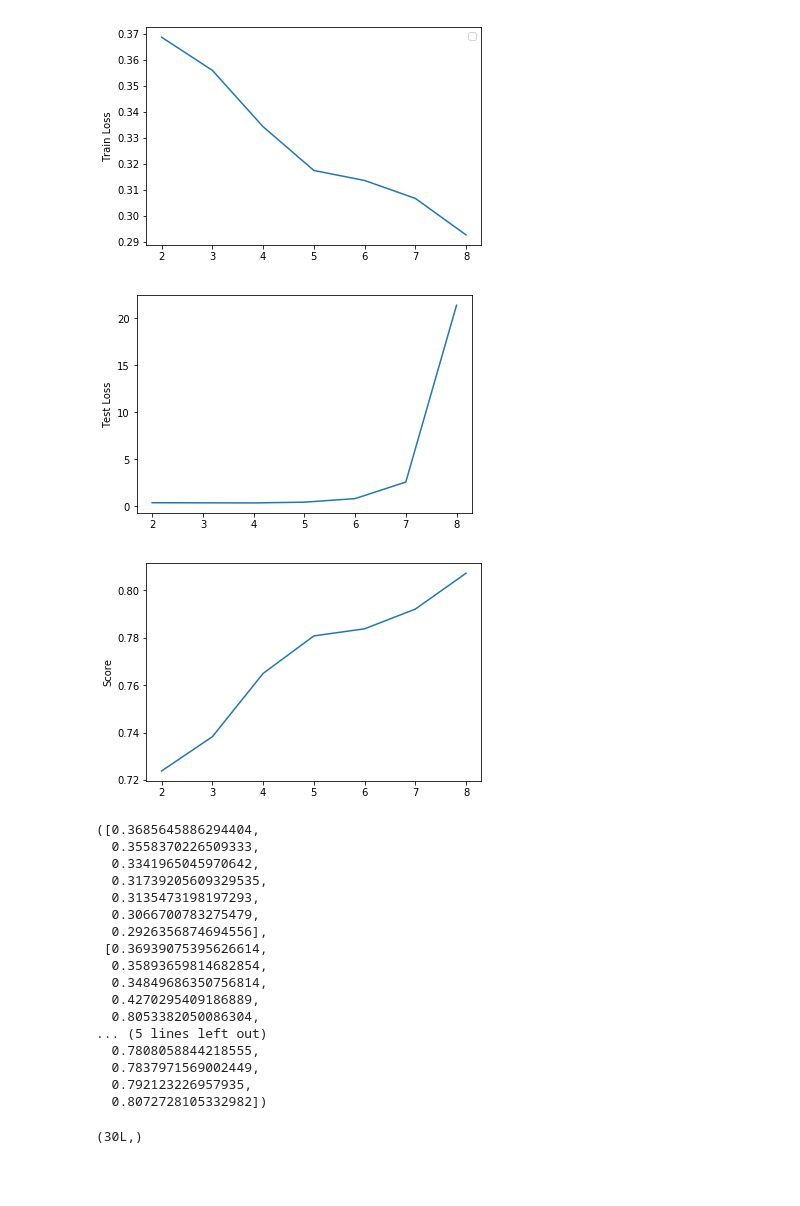
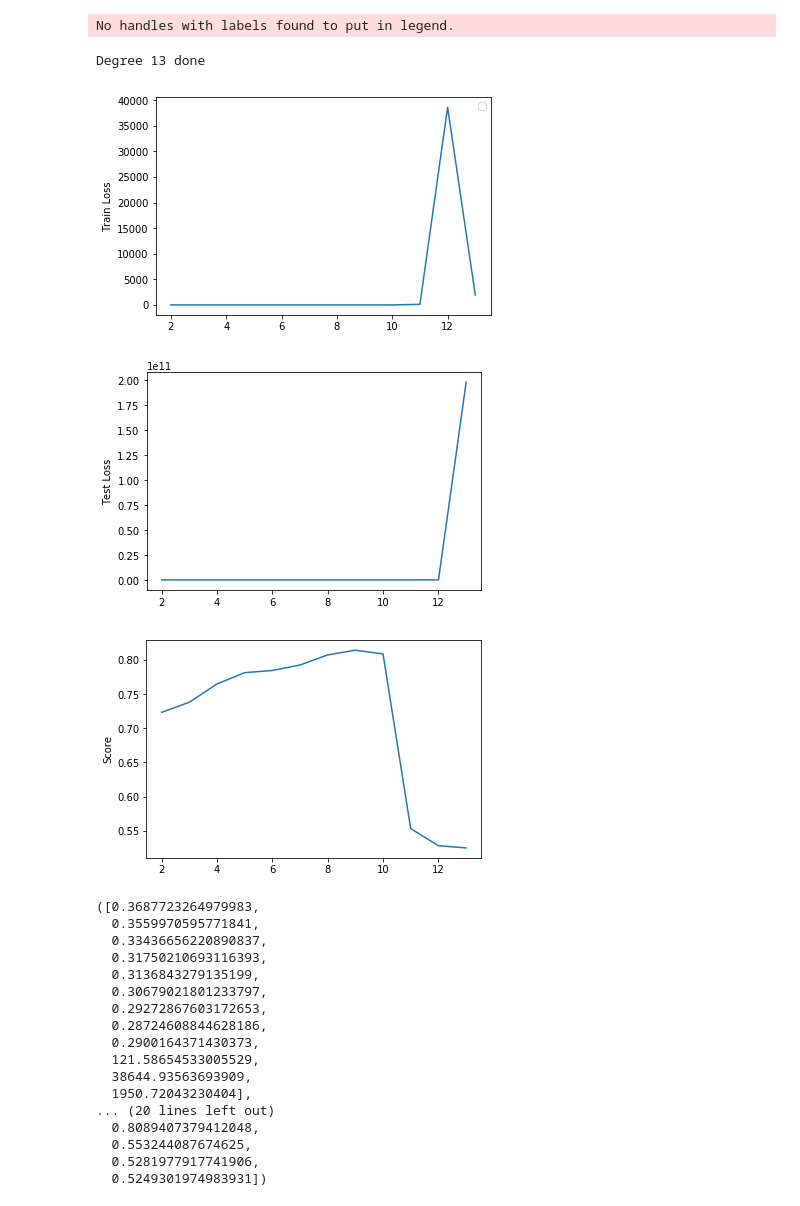
Before and after one commit to GTaf/ML_project_1, a Jupyter notebook: proj1.ipynb, the cells around one changed output. Saved outputs shown, nothing was run; the diff lists cells and outputs as text; code cells hidden in the pictures; blank space fills up the shorter version.

```diff
--- a/proj1.ipynb
+++ b/proj1.ipynb
@@ -29,0 +63,6 @@ input_data_inf1 = remove_useless_features(input_data_inf1)
+# %%
+yb, input_data, ids =  angle_features_processing("train.csv")
+
+yb_inf1, input_data_inf1, ids_inf1, yb_sup1, input_data_sup1, ids_sup1 = jet_num_split_alt(yb, input_data, ids)
+
+input_data_inf1 = remove_useless_features_alt(input_data_inf1)
@@ -159,7 +207,7 @@ def param_test_simultane(k,max_deg,max_lambda,number_lambda):
             final_train_loss_list[j,i]=train_loss
             final_test_loss_list[j,i]=test_loss
             final_score_list[j,i]=score
-            print "Degree = " + str(degree) + " and Lambda = " + str(lambda_)
+            print ("Degree = " + str(degree) + " and Lambda = " + str(lambda_))
 
 
     plt.legend()
@@ -180,7 +228,7 @@ def param_test_simultane(k,max_deg,max_lambda,number_lambda):
 
     return final_train_loss_list, final_test_loss_list, final_score_list
 
-param_test(10,9,80,10)
+param_test(10,14,80,10)
 # %% [output]
 Degree 2 done
 Degree 3 done
@@ -192,32 +244,41 @@ Degree 8 done
+No handles with labels found to put in legend.
+Degree 13 done
-[figure, old version]
+[figure, new version]
-[figure, old version]
+[figure, new version]
-[figure, old version]
+[figure, new version]
-([0.3685645886294404,
-  0.3558370226509333,
-  0.3341965045970642,
-  0.31739205609329535,
-  0.3135473198197293,
-  0.3066700783275479,
-  0.2926356874694556],
- [0.36939075395626614,
-  0.35893659814682854,
-  0.34849686350756814,
-  0.4270295409186889,
-  0.8053382050086304,
-... (5 lines left out)
-  0.7808058844218555,
-  0.7837971569002449,
-  0.792123226957935,
-  0.8072728105332982])
+([0.3687723264979983,
+  0.3559970595771841,
+  0.33436656220890837,
+  0.31750210693116393,
+  0.3136843279135199,
+  0.30679021801233797,
+  0.29272867603172653,
+  0.28724608844628186,
+  0.2900164371430373,
+  121.58654533005529,
+  38644.93563693909,
+  1950.72043230404],
+... (20 lines left out)
+  0.8089407379412048,
+  0.553244087674625,
+  0.5281977917741906,
+  0.5249301974983931])
 # %%
 def submission_ridge(degree_inf1,degree_sup1,lambda_inf1,lambda_sup1):
 
     #For the inf1 data
-    yb_inf1_test, input_data_inf1_test, ids_inf1_test, yb_sup1_test, input_data_sup1_test, ids_sup1_test = jet_num_split("test.csv")
-    input_data_inf1_test = remove_useless_features(input_data_inf1_test)
+    # yb_inf1_test, input_data_inf1_test, ids_inf1_test, yb_sup1_test, input_data_sup1_test, ids_sup1_test = jet_num_split("test.csv")
+    yb_t, input_data_t, ids_t =  angle_features_processing("test.csv")
+
+    yb_inf1_test, input_data_inf1_test, ids_inf1_test, yb_sup1_test, input_data_sup1_test, ids_sup1_test = jet_num_split_alt(yb_t, input_data_t, ids_t)
+
+    input_data_inf1_test = remove_useless_features_alt(input_data_inf1_test)
+
+
     input_data_inf1_test_poly = build_poly(input_data_inf1_test, degree_inf1)
     input_data_inf1_poly = build_poly(input_data_inf1,degree_inf1)
     w, train_loss, test_loss, y_pred_inf1 = ridge(yb_inf1_test, input_data_inf1_test_poly, yb_inf1, input_data_inf1_poly,lambda_inf1)
+
     #For the sup1 data
     input_data_sup1_test_poly = build_poly(input_data_sup1_test, degree_sup1)
     input_data_sup1_poly = build_poly(input_data_sup1,degree_sup1)
@@ -227,9 +288,7 @@ def submission_ridge(degree_inf1,degree_sup1,lambda_inf1,lambda_sup1):
     final_y_pred = np.concatenate((y_pred_inf1,y_pred_sup1))
     create_csv_submission(final_ids_test, final_y_pred, "pred_4_210.csv")
 
-submission_ridge(7,9,150,120)
+submission_ridge(9,9,150,120)
-# %% [output]
-(30L,)
 # %%
 """yb_inf1, input_data_inf1, ids_inf1, yb_sup1, input_data_sup1, ids_sup1"""
 w, train_loss, test_loss, y_pred = ridge(yb_test, input_data_test, yb, input_data,0)
```
Also changed, not shown: parts of 8 cells of this notebook, 5 other files.
